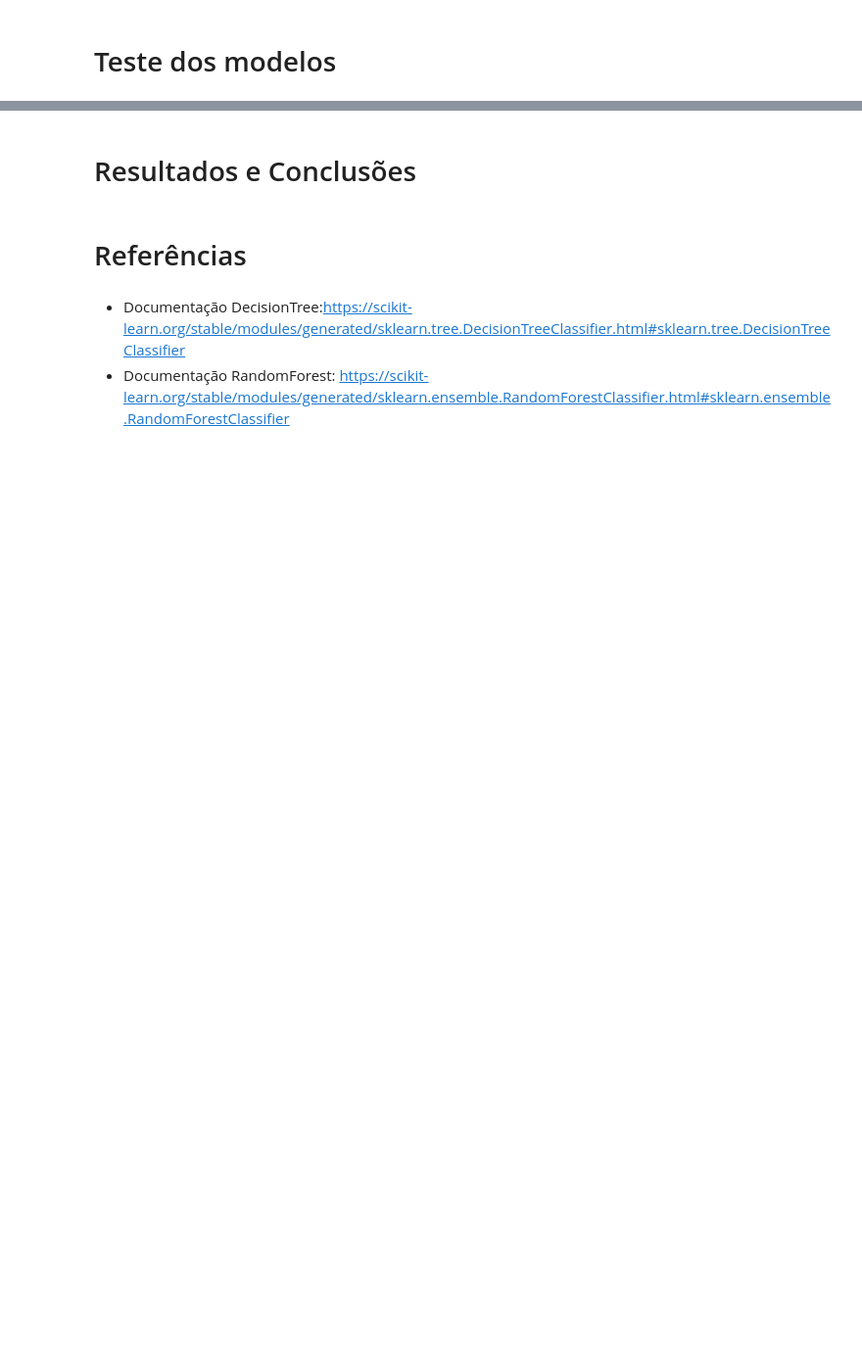
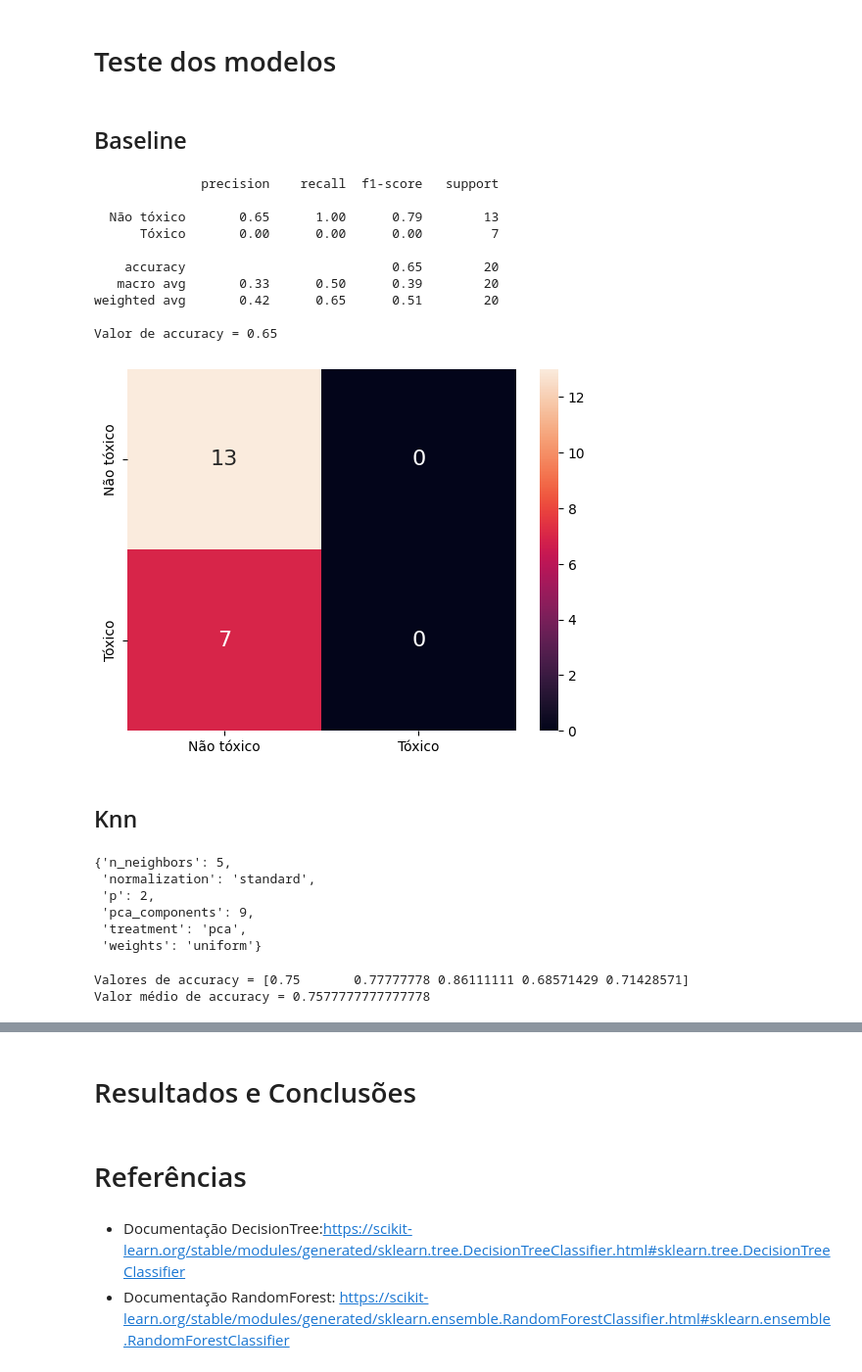
Before and after one commit to AnielNeto/Trabalho_Aprendizado_de_Maquina, a Jupyter notebook: Trabalho Aprendizado de Maquina.ipynb, the cells around one changed output, grey strips where cells are left out. Shown at 98% size. Drawn from its saved outputs; the diff is of its cells as text; code cells hidden in the pictures; blank space fills up the shorter version.

```diff
--- a/Trabalho Aprendizado de Maquina.ipynb
+++ b/Trabalho Aprendizado de Maquina.ipynb
@@ -1107,2 +1204,51 @@ Parâmetros do melhor trial: {'n_estimators': 110, 'criterion': 'entropy', 'max_
 # %% [markdown]
 # Teste dos modelos
+# %% [markdown]
+## Baseline
+# %%
+modelo_baseline = DummyClassifier()
+modelo_baseline.fit(x_treino, y_treino)
+y_previsao = modelo_baseline.predict(x_teste)
+
+
+matriz_conf = confusion_matrix(y_teste, y_previsao, labels=[0, 1])
+df_conf = pd.DataFrame(matriz_conf, ordem_labels, ordem_labels)
+
+sns.heatmap(df_conf, annot=True, annot_kws={"size": 16})
+
+print(
+    classification_report(
+        y_teste,
+        y_previsao,
+        target_names=ordem_labels,
+        zero_division=0,
+    )
+)
+
+accuracy_baseline = accuracy_score(y_teste, y_previsao)
+
+print(f"Valor de accuracy = {accuracy_baseline}")
+# %% [output]
+              precision    recall  f1-score   support
+
+  Não tóxico       0.65      1.00      0.79        13
+      Tóxico       0.00      0.00      0.00         7
+
+    accuracy                           0.65        20
+   macro avg       0.33      0.50      0.39        20
+weighted avg       0.42      0.65      0.51        20
+
+Valor de accuracy = 0.65
+[figure, added]
+# %% [markdown]
+## Knn
+# %%
+parametros_otimizados_knn = resultado_knn.params.copy()
+pprint(parametros_otimizados_knn)
+# %% [output]
+{'n_neighbors': 5,
+ 'normalization': 'standard',
+ 'p': 2,
+ 'pca_components': 9,
+ 'treatment': 'pca',
+ 'weights': 'uniform'}
@@ -1108,0 +1292,18 @@ Parâmetros do melhor trial: {'n_estimators': 110, 'criterion': 'entropy', 'max_
+# %%
+kf_knn = StratifiedKFold(5, shuffle=True, random_state=semente)
+
+accuracy_knn = cross_val_score(
+    pipeline_knn,
+    x_treino,
+    y_treino,
+    scoring="accuracy",
+    cv=kf_knn
+    )
+
+media_accuracy_knn = accuracy_knn.mean()
+
+print(f"Valores de accuracy = {accuracy_knn}")
+print(f"Valor médio de accuracy = {media_accuracy_knn}")
+# %% [output]
+Valores de accuracy = [0.75       0.77777778 0.86111111 0.68571429 0.71428571]
+Valor médio de accuracy = 0.7577777777777778
```
Also changed, not shown: parts of 38 cells of this notebook.
